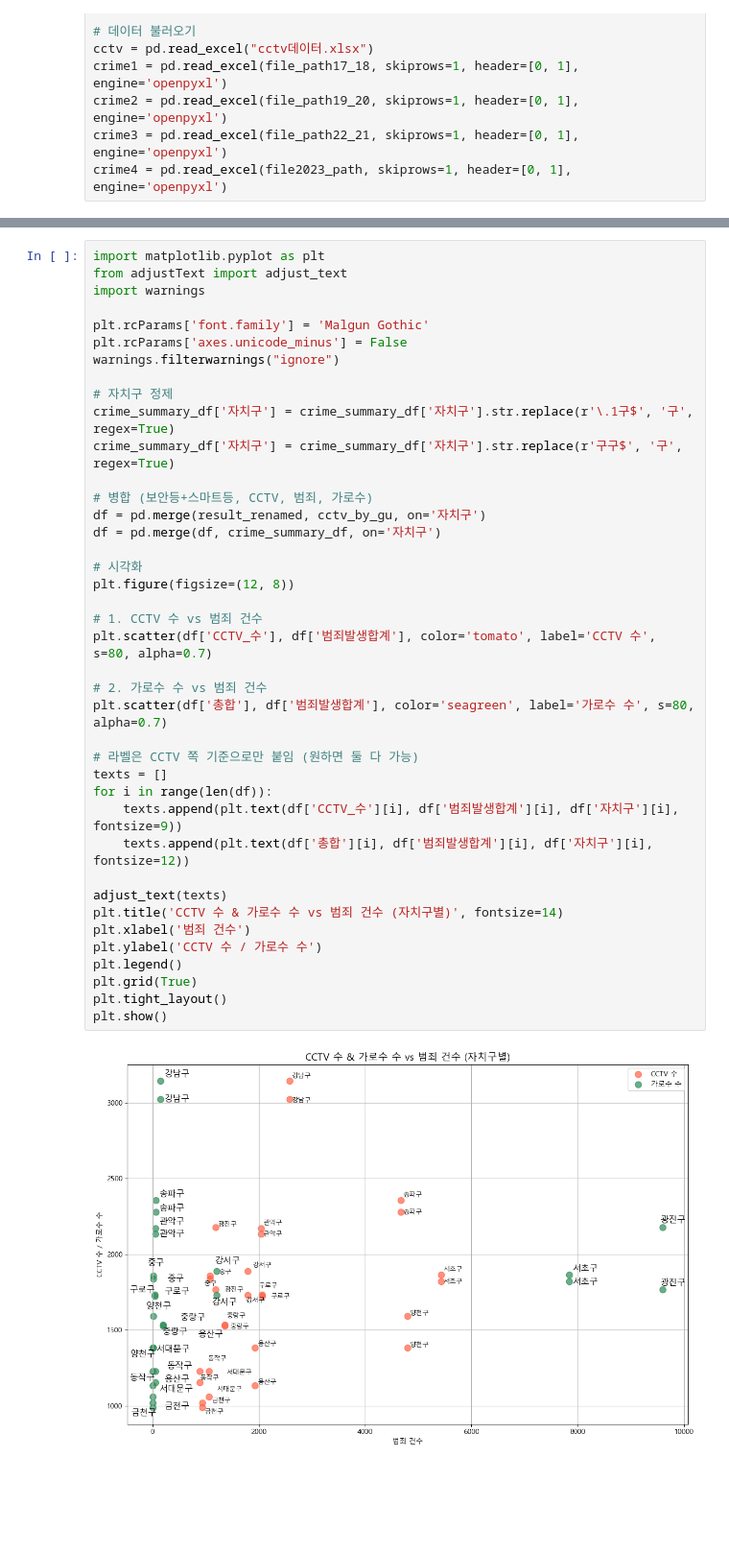
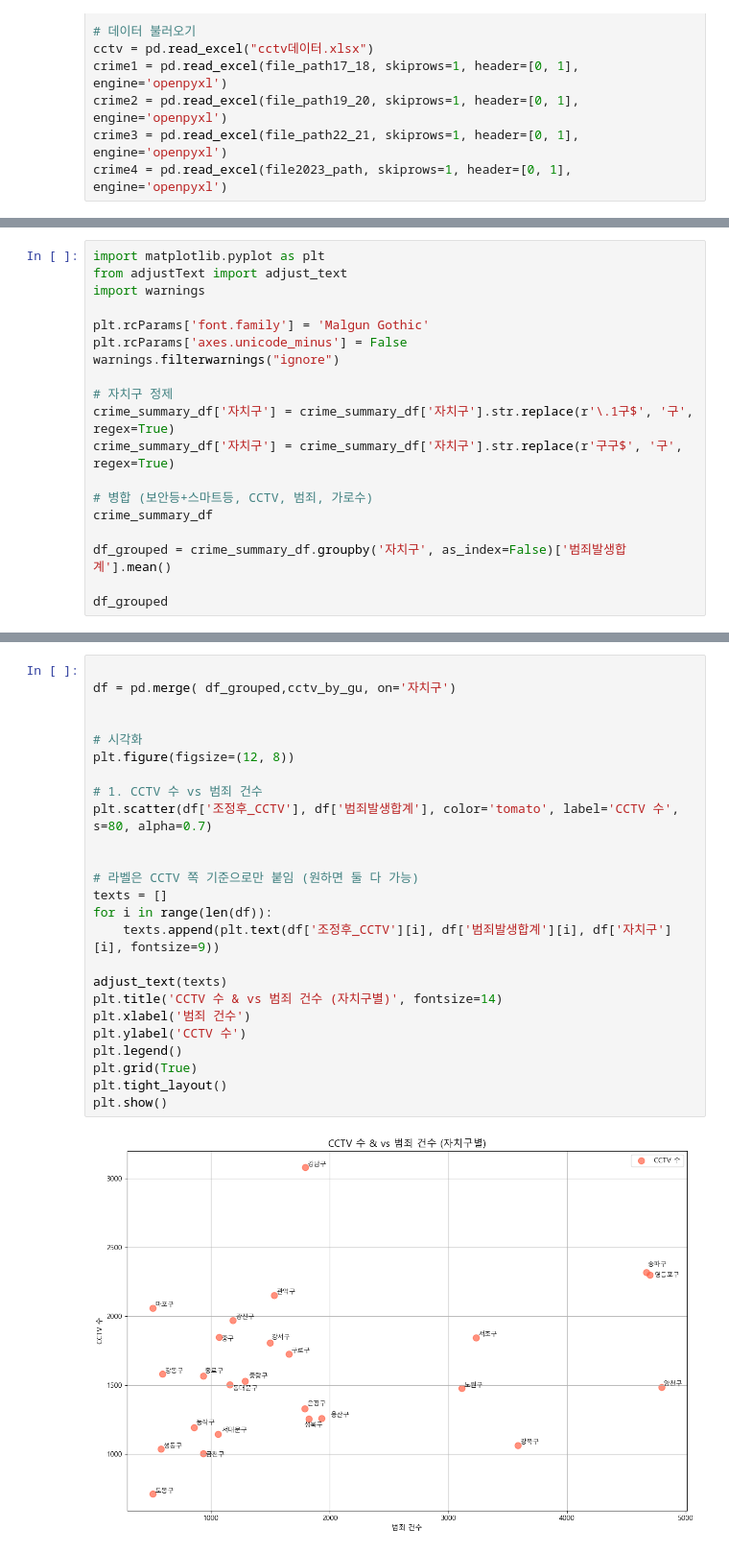
Before and after one commit to Gwangya-Data-Analysi-data/Traffic-Safety, a Jupyter notebook: 위치 데이터/test.ipynb, the cells around one changed output, grey strips where cells are left out. Shown at 96% size. Cells and saved outputs as stored; diff of their text form; blank space fills up the shorter version.

```diff
--- a/위치 데이터/test.ipynb
+++ b/위치 데이터/test.ipynb
@@ -253,0 +454,19 @@ print(result_renamed)
+# %%
+import matplotlib.pyplot as plt
+from adjustText import adjust_text
+import warnings
+
+plt.rcParams['font.family'] = 'Malgun Gothic'
+plt.rcParams['axes.unicode_minus'] = False
+warnings.filterwarnings("ignore")
+
+# 자치구 정제
+crime_summary_df['자치구'] = crime_summary_df['자치구'].str.replace(r'\.1구$', '구', regex=True)
+crime_summary_df['자치구'] = crime_summary_df['자치구'].str.replace(r'구구$', '구', regex=True)
+
+# 병합 (보안등+스마트등, CCTV, 범죄, 가로수)
+crime_summary_df
+
+df_grouped = crime_summary_df.groupby('자치구', as_index=False)['범죄발생합계'].mean()
+
+df_grouped
@@ -254,42 +491,27 @@ print(result_renamed)
 # %%
-import matplotlib.pyplot as plt
-from adjustText import adjust_text
-import warnings
 
-plt.rcParams['font.family'] = 'Malgun Gothic'
-plt.rcParams['axes.unicode_minus'] = False
-warnings.filterwarnings("ignore")
+df = pd.merge( df_grouped,cctv_by_gu, on='자치구')
 
-# 자치구 정제
-crime_summary_df['자치구'] = crime_summary_df['자치구'].str.replace(r'\.1구$', '구', regex=True)
-crime_summary_df['자치구'] = crime_summary_df['자치구'].str.replace(r'구구$', '구', regex=True)
-
-# 병합 (보안등+스마트등, CCTV, 범죄, 가로수)
-df = pd.merge(result_renamed, cctv_by_gu, on='자치구')
-df = pd.merge(df, crime_summary_df, on='자치구')
 
 # 시각화
 plt.figure(figsize=(12, 8))
 
 # 1. CCTV 수 vs 범죄 건수
-plt.scatter(df['CCTV_수'], df['범죄발생합계'], color='tomato', label='CCTV 수', s=80, alpha=0.7)
+plt.scatter(df['조정후_CCTV'], df['범죄발생합계'], color='tomato', label='CCTV 수', s=80, alpha=0.7)
 
-# 2. 가로수 수 vs 범죄 건수
-plt.scatter(df['총합'], df['범죄발생합계'], color='seagreen', label='가로수 수', s=80, alpha=0.7)
 
 # 라벨은 CCTV 쪽 기준으로만 붙임 (원하면 둘 다 가능)
 texts = []
 for i in range(len(df)):
-    texts.append(plt.text(df['CCTV_수'][i], df['범죄발생합계'][i], df['자치구'][i], fontsize=9))
-    texts.append(plt.text(df['총합'][i], df['범죄발생합계'][i], df['자치구'][i], fontsize=12))
+    texts.append(plt.text(df['조정후_CCTV'][i], df['범죄발생합계'][i], df['자치구'][i], fontsize=9))
 
 adjust_text(texts)
-plt.title('CCTV 수 & 가로수 수 vs 범죄 건수 (자치구별)', fontsize=14)
+plt.title('CCTV 수 & vs 범죄 건수 (자치구별)', fontsize=14)
 plt.xlabel('범죄 건수')
-plt.ylabel('CCTV 수 / 가로수 수')
+plt.ylabel('CCTV 수')
 plt.legend()
 plt.grid(True)
 plt.tight_layout()
 plt.show()
 # %% [output]
-[figure, old version]
+[figure, new version]
```
Also changed, not shown: parts of 18 cells of this notebook, 35 other files.
